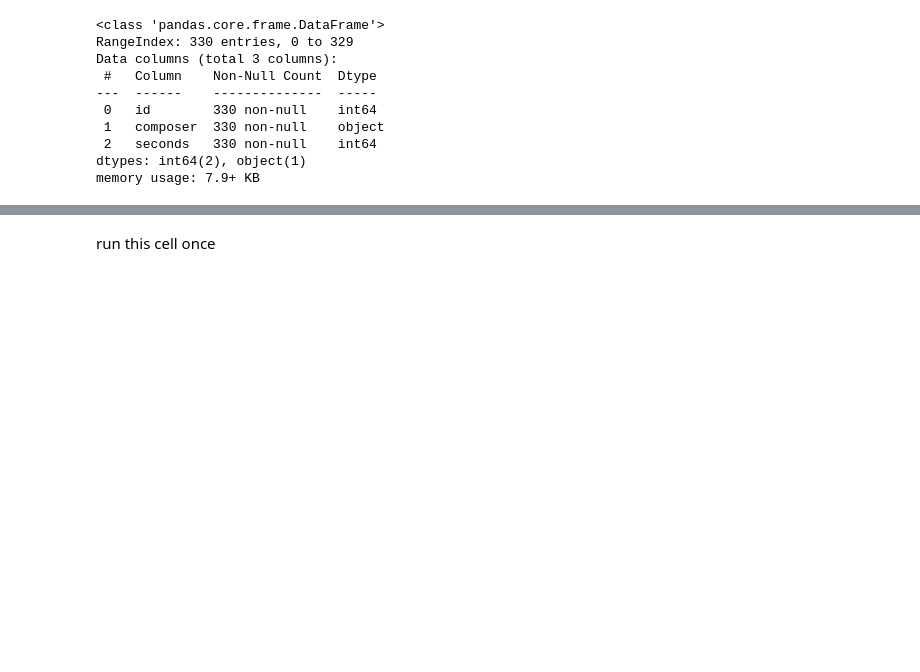
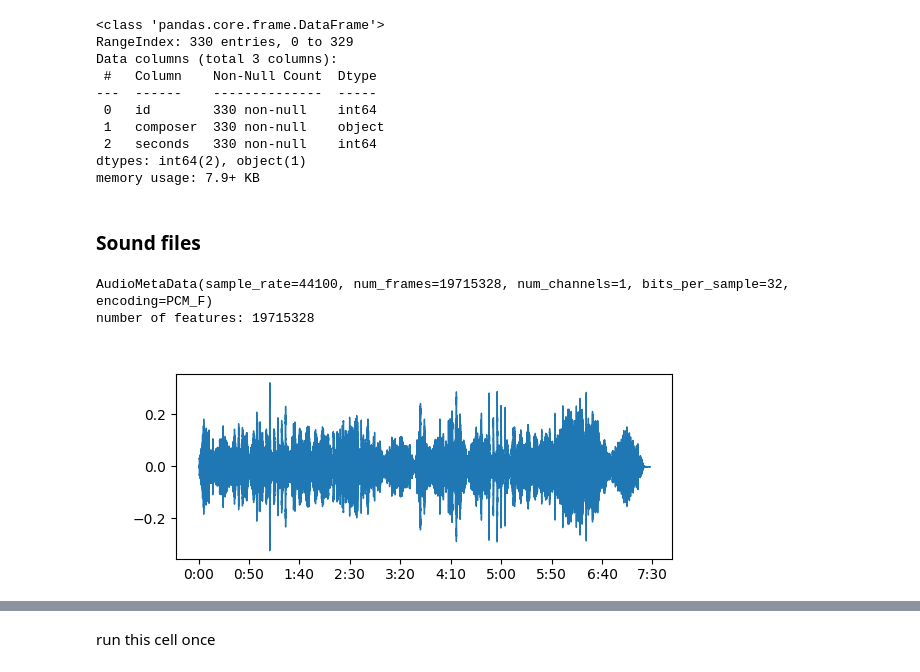
Before and after one commit to zivm20/MusicNet-project, a Jupyter notebook: project.ipynb, the cells around one changed output, grey strips where cells are left out. Cells and saved outputs as stored; diff of their text form; code cells hidden in the pictures; blank space fills up the shorter version.

```diff
--- a/project.ipynb
+++ b/project.ipynb
@@ -72,3 +74,18 @@ Data columns (total 3 columns):
  2   seconds   330 non-null    int64
 dtypes: int64(2), object(1)
 memory usage: 7.9+ KB
+# %% [markdown]
+### Sound files
+# %%
+samples1,sr1 = torchaudio.load(AUDIO_EXAMPLE_PATH)
+
+print(torchaudio.info(AUDIO_EXAMPLE_PATH))
+print("number of features: {}".format(len(samples1[0])))
+
+fig, ax1 = plt.subplots(1,figsize=(6.4,2.4))
+librosa.display.waveshow(y=samples1.numpy(),sr=sr1,ax=ax1)
+plt.show()
+# %% [output]
+AudioMetaData(sample_rate=44100, num_frames=19715328, num_channels=1, bits_per_sample=32, encoding=PCM_F)
+number of features: 19715328
+[figure, added]
```
Also changed, not shown: parts of 45 cells of this notebook, 1 other file.
